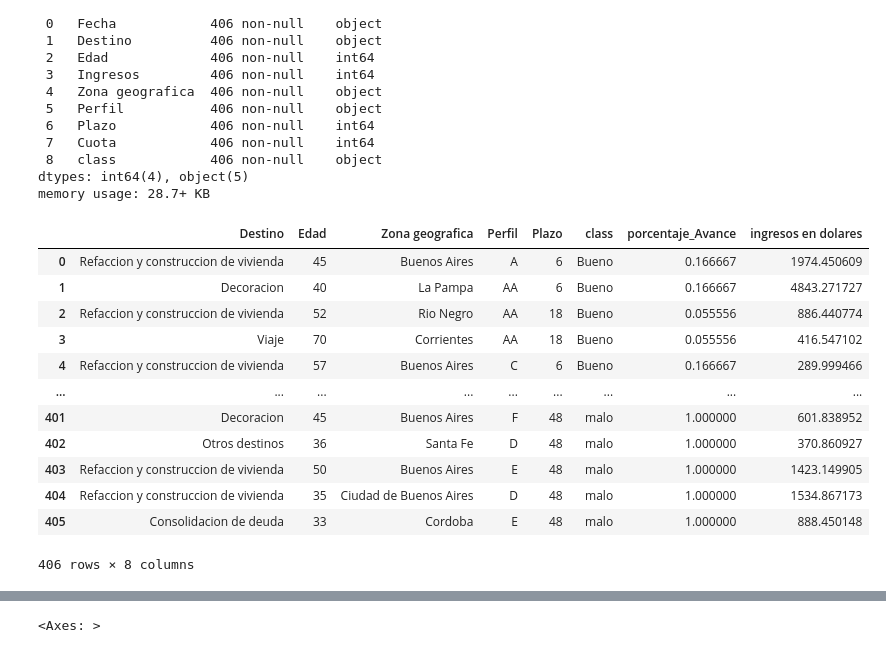
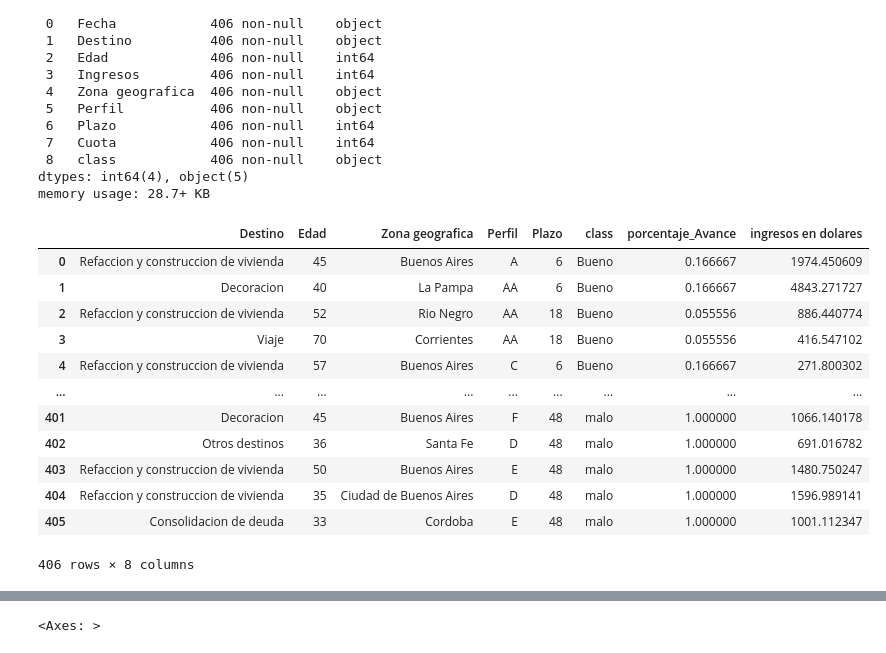
Before and after one commit to HANNNNSEN/AnalisisPrestamos, a Jupyter notebook: AnalisisPrestamos.ipynb, the cells around one changed output, grey strips where cells are left out. Saved outputs shown, nothing was run; the diff lists cells and outputs as text; code cells hidden in the pictures.

Commit message:
modificación de fechas

```diff
--- a/AnalisisPrestamos.ipynb
+++ b/AnalisisPrestamos.ipynb
@@ -78,8 +78,8 @@ def editor_fichero(fichero,fichero_dolar):
     def pasar_ingresos_a_dolares(fichero, fichero_dolar):  #pasar a dolares los ingresos - sacamos el mayor dolar de cada mes y ese será el valor a convertir
 
         #transformamos las columnas de fecha a variable datetime
-        fichero['Fecha']= pd.to_datetime(fichero['Fecha'])
-        fichero_dolar['Fecha']=pd.to_datetime(fichero_dolar['Fecha'])
+        fichero['Fecha'] = pd.to_datetime(fichero['Fecha'], dayfirst=True, errors='ignore')
+        fichero_dolar['Fecha'] =pd.to_datetime(fichero_dolar['Fecha'], dayfirst=True, errors='ignore')
 
         #creamos una nueva columna del dolar para esa fecha en particular, luego los ingresos se dividiran por este dolar
         fichero['dolar']=""
@@ -90,40 +90,40 @@ def editor_fichero(fichero,fichero_dolar):
             cont=0
             dia=pd.to_timedelta('1 days')
 
 
             while cond==False:
                 cont=cont+1
                 for y in range(0,(len(fichero_dolar.index)),1):
                     if (fichero.loc[(x,'Fecha')]+dia*cont)==fichero_dolar.loc[(y,'Fecha')]:
                         fichero.loc[(x,'dolar')] = fichero_dolar.loc[(y,'dolar')]
                         cond=True
                         break
 
         fichero['ingresos en dolares'] = fichero['Ingresos'] / fichero['dolar']
         del fichero['Ingresos']
         del fichero['Fecha']
         del fichero['dolar']
 
         return fichero
 
     return pasar_ingresos_a_dolares(convertir_cuota_en_porcentaje(convertir_etiqueta(fichero)),fichero_dolar)
 
 
 editor_fichero(df_prueba, dolar_prueba)
 df_prueba
 # %% [output]
 |  | Destino | Edad | Zona geografica | Perfil | Plazo | class | porcentaje_Avance | ingresos en dolares |
 | 0 | Refaccion y construccion de vivienda | 45 | Buenos Aires | A | 6 | Bueno | 0.166667 | 1974.450609 |
 | 1 | Decoracion | 40 | La Pampa | AA | 6 | Bueno | 0.166667 | 4843.271727 |
 | 2 | Refaccion y construccion de vivienda | 52 | Rio Negro | AA | 18 | Bueno | 0.055556 | 886.440774 |
 | 3 | Viaje | 70 | Corrientes | AA | 18 | Bueno | 0.055556 | 416.547102 |
-| 4 | Refaccion y construccion de vivienda | 57 | Buenos Aires | C | 6 | Bueno | 0.166667 | 289.999466 |
+| 4 | Refaccion y construccion de vivienda | 57 | Buenos Aires | C | 6 | Bueno | 0.166667 | 271.800302 |
 | ... | ... | ... | ... | ... | ... | ... | ... | ... |
-| 401 | Decoracion | 45 | Buenos Aires | F | 48 | malo | 1.000000 | 601.838952 |
-| 402 | Otros destinos | 36 | Santa Fe | D | 48 | malo | 1.000000 | 370.860927 |
-| 403 | Refaccion y construccion de vivienda | 50 | Buenos Aires | E | 48 | malo | 1.000000 | 1423.149905 |
-| 404 | Refaccion y construccion de vivienda | 35 | Ciudad de Buenos Aires | D | 48 | malo | 1.000000 | 1534.867173 |
-| 405 | Consolidacion de deuda | 33 | Cordoba | E | 48 | malo | 1.000000 | 888.450148 |
+| 401 | Decoracion | 45 | Buenos Aires | F | 48 | malo | 1.000000 | 1066.140178 |
+| 402 | Otros destinos | 36 | Santa Fe | D | 48 | malo | 1.000000 | 691.016782 |
+| 403 | Refaccion y construccion de vivienda | 50 | Buenos Aires | E | 48 | malo | 1.000000 | 1480.750247 |
+| 404 | Refaccion y construccion de vivienda | 35 | Ciudad de Buenos Aires | D | 48 | malo | 1.000000 | 1596.989141 |
+| 405 | Consolidacion de deuda | 33 | Cordoba | E | 48 | malo | 1.000000 | 1001.112347 |
 406 rows × 8 columns
 # %%
 #transformaremos a travez de Sklearn ->LabelEncoder de valores categoricos a numéricos (Destino-Zona Geografica-Perfil-class)
```
Also changed, not shown: parts of 1 cell of this notebook.
